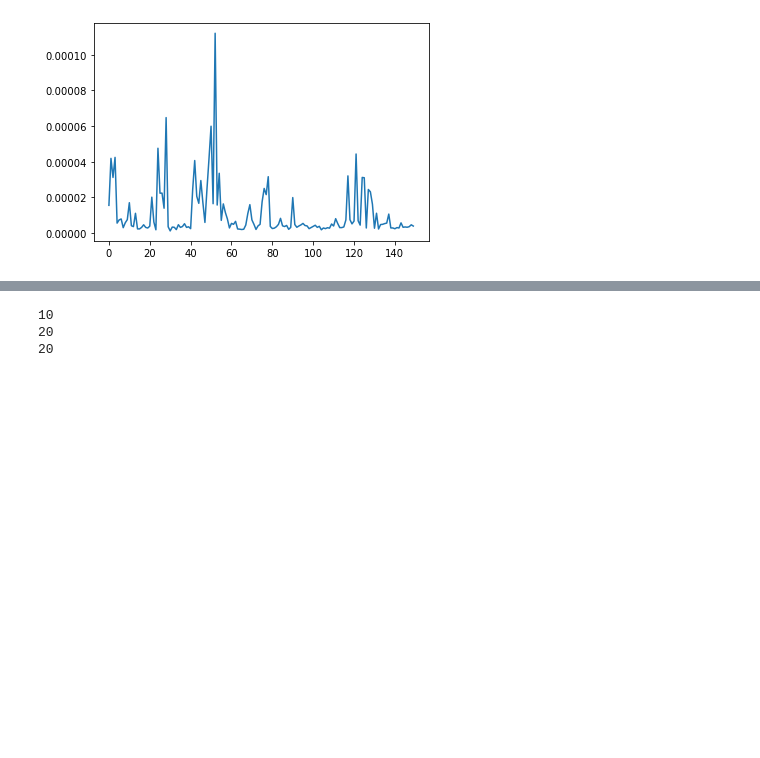
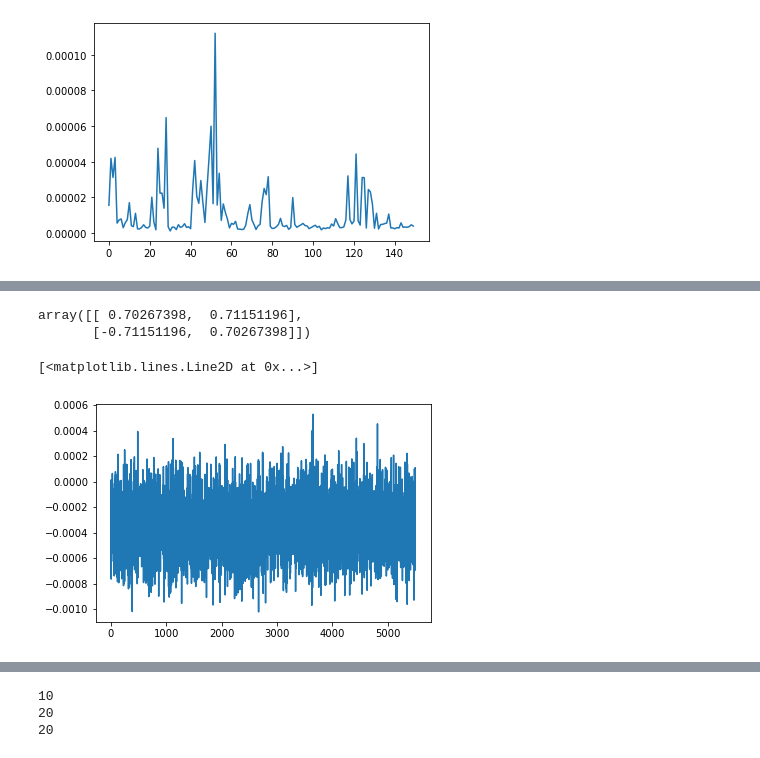
Before and after one commit to sophie63/Aimon2022, a Jupyter notebook: Connectome_build_and_save.ipynb, the cells around one changed output, grey strips where cells are left out. Drawn from its saved outputs; the diff is of its cells as text; code cells hidden in the pictures; blank space fills up the shorter version.

```diff
--- a/Connectome_build_and_save.ipynb
+++ b/Connectome_build_and_save.ipynb
@@ -643,0 +654,14 @@ plt.plot(TSm+0.008)
+# %%
+TStest=pd.DataFrame(np.array([TSm,TSmnoise]).T)
+PCAres=sklearn.decomposition.PCA(n_components=2).fit(TStest)
+# %%
+PCAres.components_
+# %% [output]
+array([[ 0.70267398,  0.71151196],
+       [-0.71151196,  0.70267398]])
+# %%
+TSpcab=TSmnoise-PCAres.components_[1,1]*PCAres.transform(TStest)[:,0]
+plt.plot(TSpcab)
+# %% [output]
+[<matplotlib.lines.Line2D at 0x...>]
+[figure, added]
```
Also changed, not shown: parts of 21 cells of this notebook, 2 other files.
